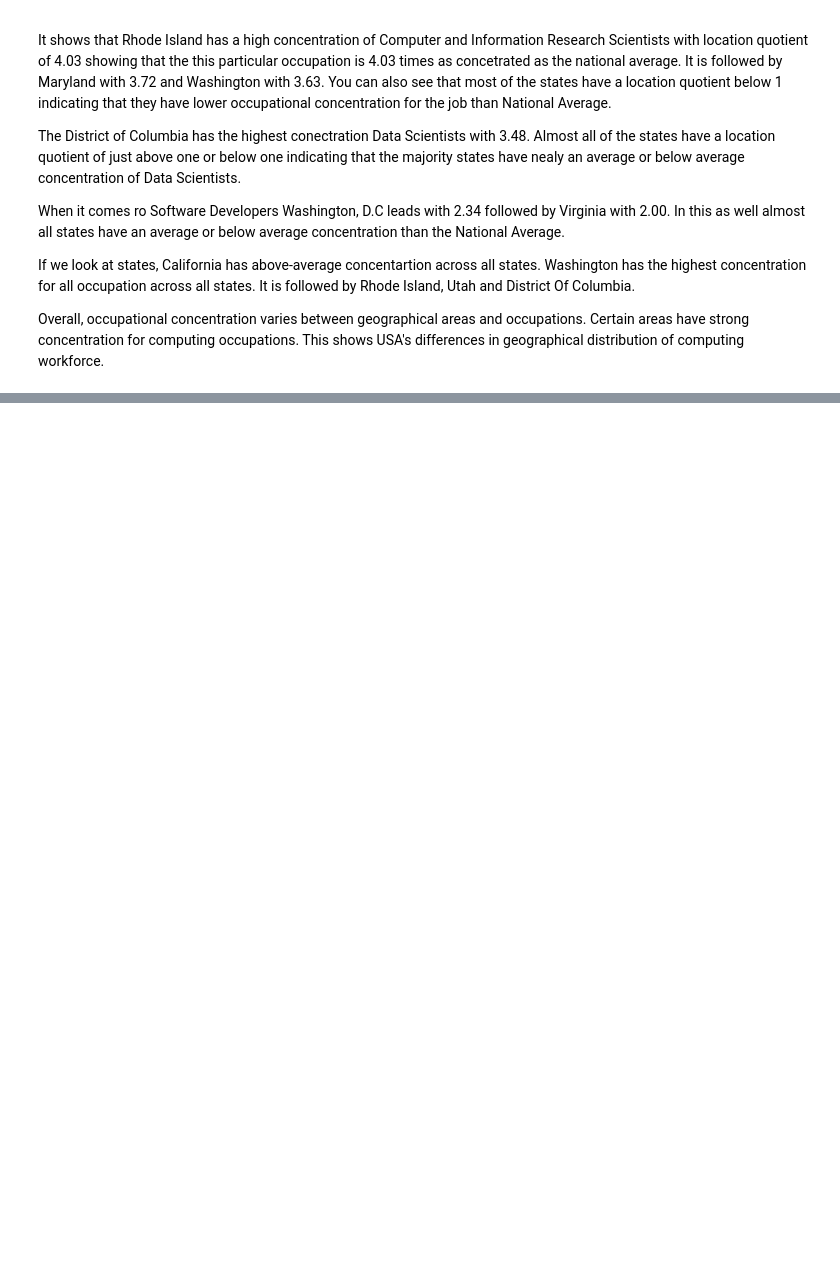
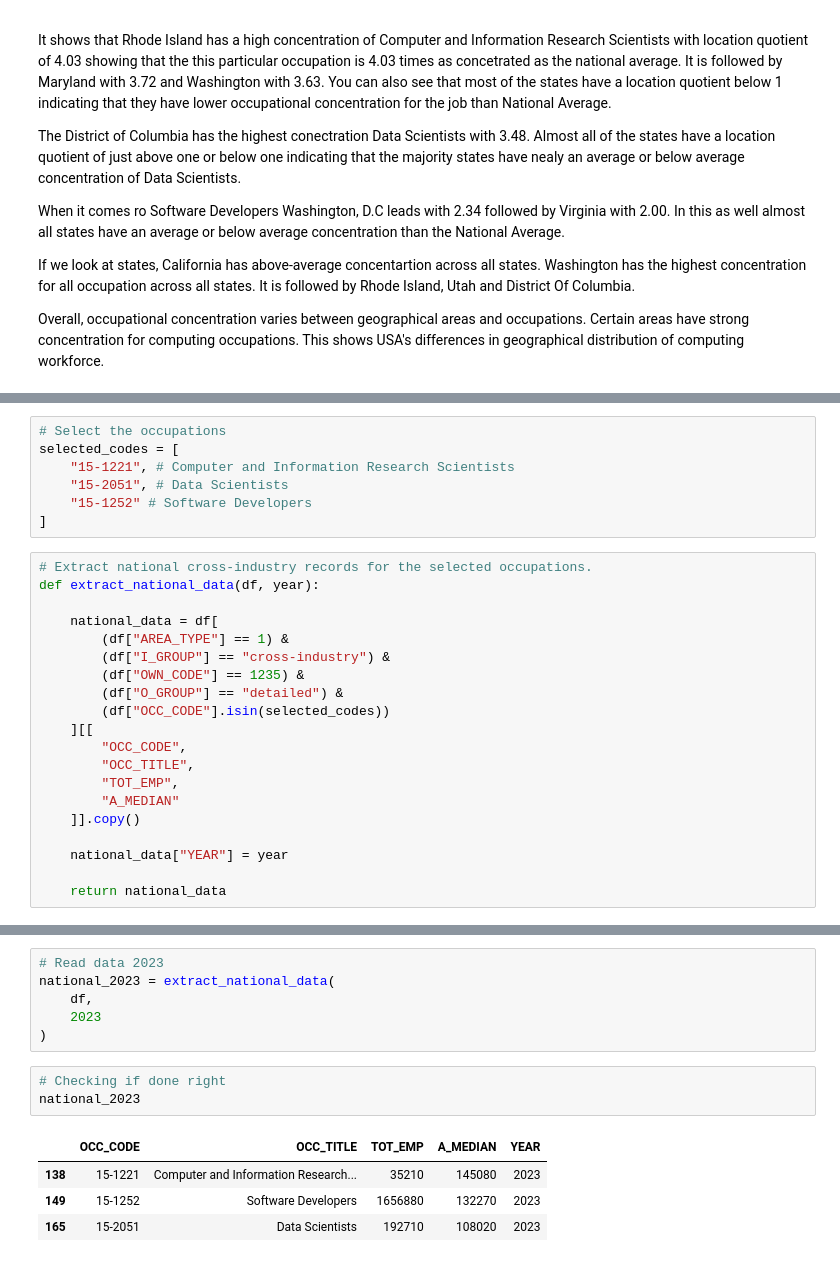
Before and after one commit to 2024635/CA1-Data-Visualisation-and-Communication-2024635, a Jupyter notebook: CA1-Data-Visualisation-and-Communication.ipynb, the cells around one changed output, grey strips where cells are left out. Saved outputs shown, nothing was run; the diff lists cells and outputs as text; blank space fills up the shorter version.

```diff
--- a/CA1-Data-Visualisation-and-Communication.ipynb
+++ b/CA1-Data-Visualisation-and-Communication.ipynb
@@ -989,0 +1004,27 @@ Overall, occupational concentration varies between geographical areas and occupa
+# %%
+# Select the occupations
+selected_codes = [
+    "15-1221", # Computer and Information Research Scientists
+    "15-2051", # Data Scientists
+    "15-1252" # Software Developers
+]
+# %%
+# Extract national cross-industry records for the selected occupations.
+def extract_national_data(df, year):
+
+    national_data = df[
+        (df["AREA_TYPE"] == 1) &
+        (df["I_GROUP"] == "cross-industry") &
+        (df["OWN_CODE"] == 1235) &
+        (df["O_GROUP"] == "detailed") &
+        (df["OCC_CODE"].isin(selected_codes))
+    ][[
+        "OCC_CODE",
+        "OCC_TITLE",
+        "TOT_EMP",
+        "A_MEDIAN"
+    ]].copy()
+
+    national_data["YEAR"] = year
+
+    return national_data
@@ -989,0 +1047,14 @@ Overall, occupational concentration varies between geographical areas and occupa
+# %%
+# Read data 2023
+national_2023 = extract_national_data(
+    df,
+    2023
+)
+# %%
+# Checking if done right
+national_2023
+# %% [output]
+|  | OCC_CODE | OCC_TITLE | TOT_EMP | A_MEDIAN | YEAR |
+| 138 | 15-1221 | Computer and Information Research... | 35210 | 145080 | 2023 |
+| 149 | 15-1252 | Software Developers | 1656880 | 132270 | 2023 |
+| 165 | 15-2051 | Data Scientists | 192710 | 108020 | 2023 |
```
Also changed, not shown: parts of 16 cells of this notebook, 2 other files.
